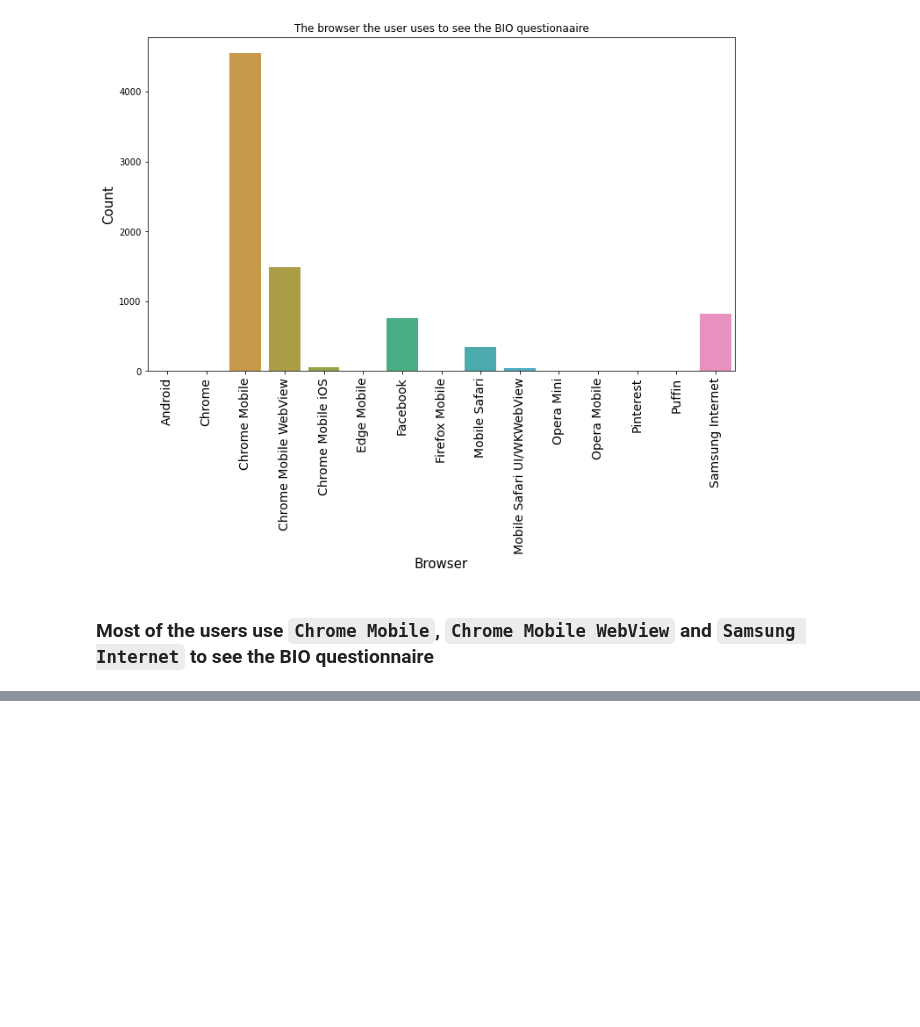
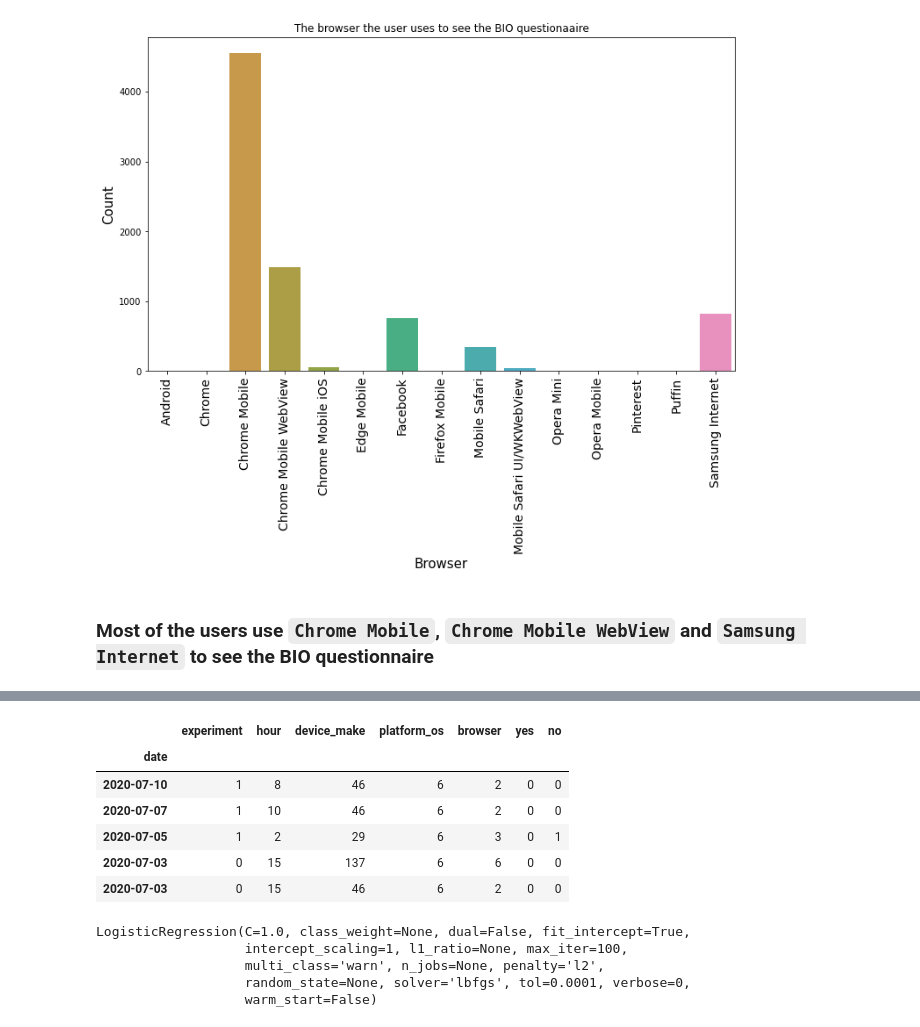
Before and after one commit to comsavvy/A-B-Hypothesis-testing, a Jupyter notebook: w4.ipynb, the cells around one changed output, grey strips where cells are left out. Cells and saved outputs as stored; diff of their text form; code cells hidden in the pictures; blank space fills up the shorter version.

```diff
--- a/w4.ipynb
+++ b/w4.ipynb
@@ -160,0 +178,18 @@ plt.title('The browser the user uses to see the BIO questionaaire');
+# %%
+training_data['experiment']= pd.get_dummies(training_data['experiment'], drop_first= True)
+# %%
+le= LabelEncoder()
+le1= LabelEncoder()
+# %%
+training_data['device_make']= le.fit_transform(training_data['device_make'])
+training_data['browser']= le1.fit_transform(training_data['browser'])
+# %%
+training_data.head()
+# %% [output]
+|  | experiment | hour | device_make | platform_os | browser | yes | no |
+| date |  |  |  |  |  |  |  |
+| 2020-07-10 | 1 | 8 | 46 | 6 | 2 | 0 | 0 |
+| 2020-07-07 | 1 | 10 | 46 | 6 | 2 | 0 | 0 |
+| 2020-07-05 | 1 | 2 | 29 | 6 | 3 | 0 | 1 |
+| 2020-07-03 | 0 | 15 | 137 | 6 | 6 | 0 | 0 |
+| 2020-07-03 | 0 | 15 | 46 | 6 | 2 | 0 | 0 |
@@ -160,0 +204,8 @@ plt.title('The browser the user uses to see the BIO questionaaire');
+# %%
+lg.fit(X_train, y_train.iloc[:, 0])
+# %% [output]
+LogisticRegression(C=1.0, class_weight=None, dual=False, fit_intercept=True,
+                   intercept_scaling=1, l1_ratio=None, max_iter=100,
+                   multi_class='warn', n_jobs=None, penalty='l2',
+                   random_state=None, solver='lbfgs', tol=0.0001, verbose=0,
+                   warm_start=False)
```
Also changed, not shown: parts of 17 cells of this notebook.
